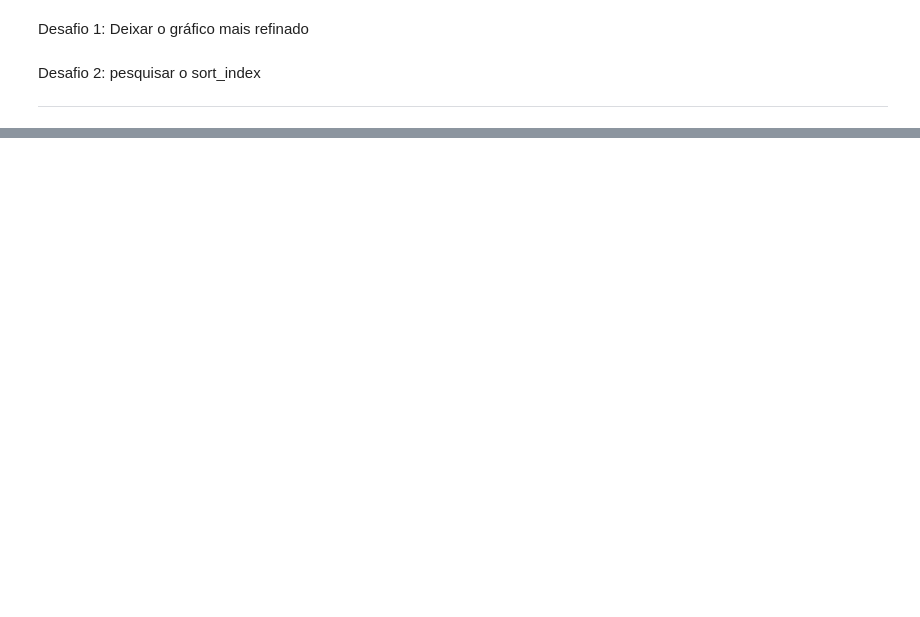
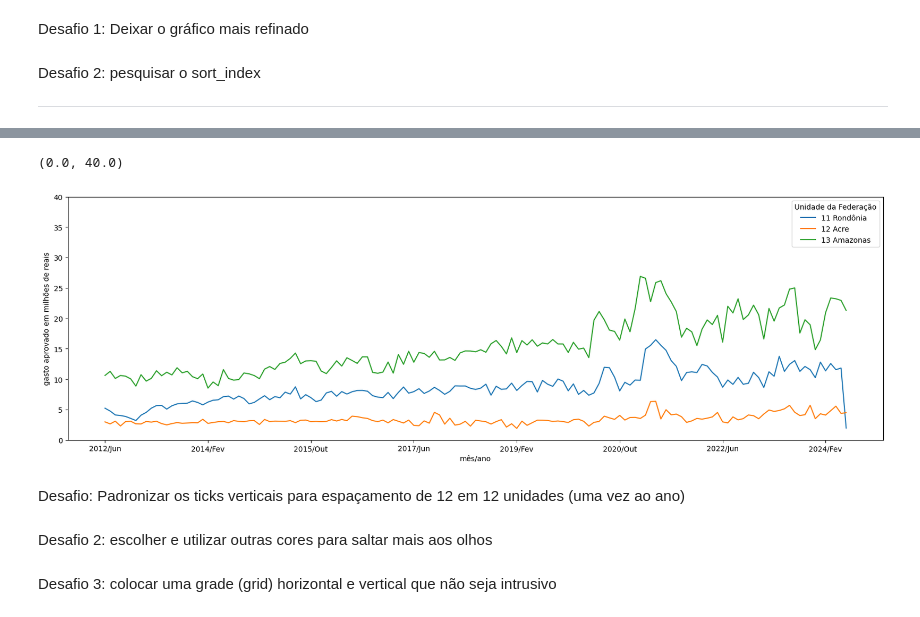
Before and after one commit to SandraRojasZ/Data-Analytics, a Jupyter notebook: pos-datascience-analise-e-exploracao-de-dados-aula1/Produção_Hospitalar_A2.ipynb, the cells around one changed output, grey strips where cells are left out. Cells and saved outputs as stored; diff of their text form; code cells hidden in the pictures; blank space fills up the shorter version.

```diff
--- a/pos-datascience-analise-e-exploracao-de-dados-aula1/Produção_Hospitalar_A2.ipynb
+++ b/pos-datascience-analise-e-exploracao-de-dados-aula1/Produção_Hospitalar_A2.ipynb
@@ -567,0 +598,12 @@ Desafio 2: pesquisar o sort_index
+# %%
+plota_gastos_por_mes(colunas_valor_D.head(3), figsize=(20,6))
+plt.ylim(0, 40)
+# %% [output]
+(0.0, 40.0)
+[figure, added]
+# %% [markdown]
+Desafio: Padronizar os ticks verticais para espaçamento de 12 em 12 unidades (uma vez ao ano)
+# %% [markdown]
+Desafio 2: escolher e utilizar outras cores para saltar mais aos olhos
+# %% [markdown]
+Desafio 3: colocar uma grade (grid) horizontal e vertical que não seja intrusivo
```
Also changed, not shown: parts of 13 cells of this notebook.
